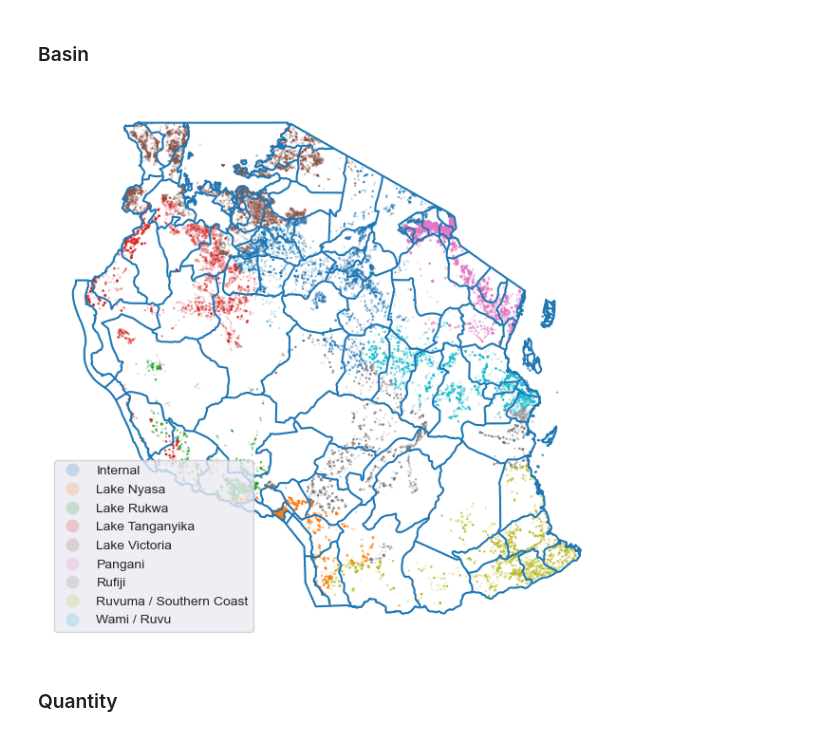
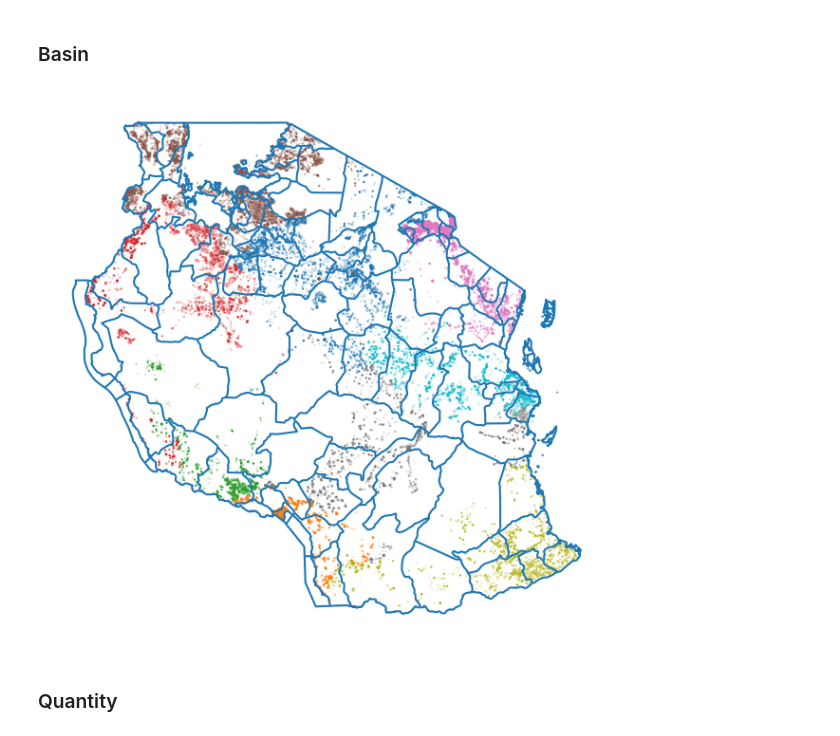
Before and after one commit to neuhart/Water_pumps, a Jupyter notebook: Analysis.ipynb, the cells around one changed output. Drawn from its saved outputs; the diff is of its cells as text; code cells hidden in the pictures.

```diff
--- a/Analysis.ipynb
+++ b/Analysis.ipynb
@@ -95,18 +118,18 @@ plt.show()
 # %%
 geometry = [Point(xy) for xy in zip(df['longitude'], df['latitude'])]
 gdc = gpd.GeoDataFrame(df.copy(), geometry=geometry)
 tan_map = gpd.read_file("data/maps/TAN_shapefile/TAN_boundaries.shp")
 
 ax = tan_map.plot(figsize=(10, 6))
 
-gdc.plot(ax=ax,column="basin", marker='o', markersize=0.4, alpha = 0.2, legend=True)
+gdc.plot(ax=ax,column="basin", marker='o', markersize=0.4, alpha = 0.2)
 plt.axis('off')
 plt.grid(visible=False)
 plt.tight_layout()
 plt.savefig(f'data/maps/tan_map-basin.png', transparent=True)
 plt.show()
 # %% [output]
-[figure, old version]
+[figure, new version]
 # %% [markdown]
 ### Quantity
 # %% [markdown]
```
Also changed, not shown: parts of 13 cells of this notebook, 12 other files.
